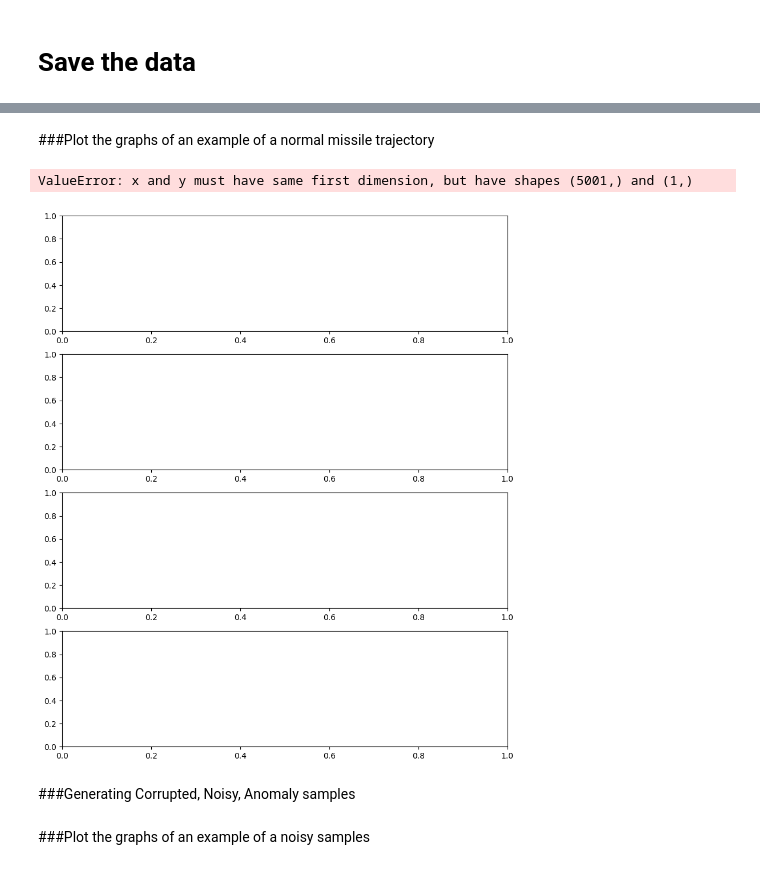
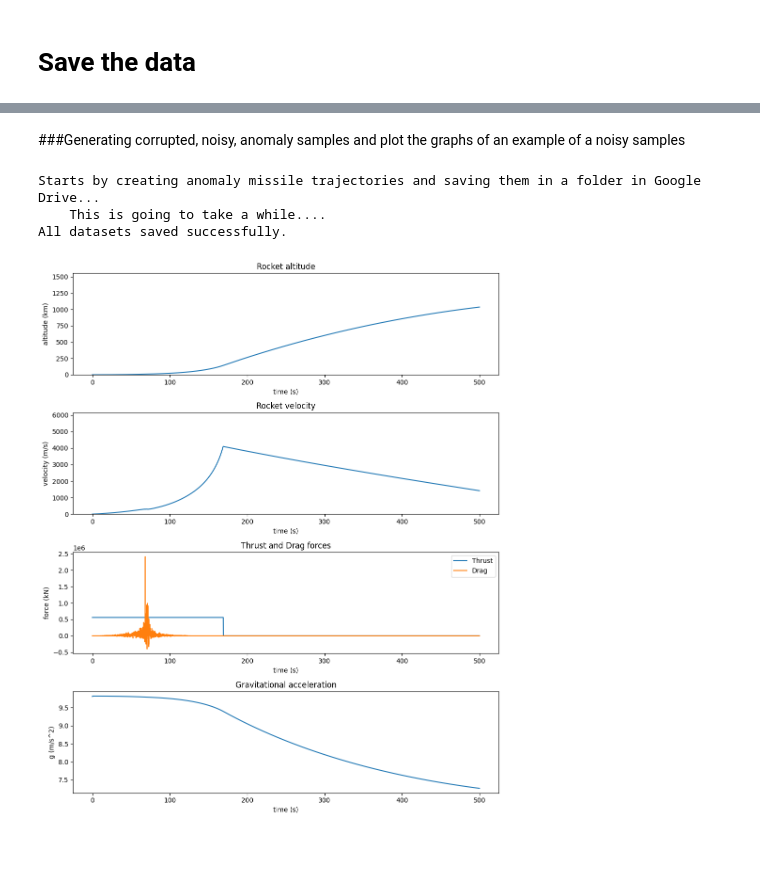
Before and after one commit to NaomiInbal/anomaly-detection-and-trajectory-classification, a Jupyter notebook: creating_missile_trajectories.ipynb, the cells around one changed output, grey strips where cells are left out. Drawn from its saved outputs; the diff is of its cells as text; code cells hidden in the pictures.

```diff
--- a/creating_missile_trajectories.ipynb
+++ b/creating_missile_trajectories.ipynb
@@ -567,19 +527,14 @@ Starting with sample #22
 # %% [markdown]
-###Plot the graphs of an example of a normal missile trajectory
+###Generating corrupted, noisy, anomaly samples and plot the graphs of an example of a noisy samples
-# %%
-plot_graphs(tmax, dt, V, Z, M, Thrust, grav, Rho, T, P, Drag)
-# %% [output]
-ValueError: x and y must have same first dimension, but have shapes (5001,) and (1,)
-[figure, removed]
-# %% [markdown]
-###Generating Corrupted, Noisy, Anomaly samples
 # %%
-def generating_anomaly_samples(num_samples = 100):
+def generating_anomaly_samples(num_samples = 500):
 
     """
-    This function generating same trajectory as the first function but with diffrent:
+    This function generating same trajectory as the first function does, but with diffrent:
     It creates anomaly samples by gaussian_noise and set the noise_factor to 0.98
     """
+    print("""Starts by creating anomaly missile trajectories and saving them in a folder in Google Drive...
+    This is going to take a while....""")
 
     for i in range(num_samples):
       FT = 560000  # rocket thrust, in Newtons
@@ -616,7 +571,6 @@ def generating_anomaly_samples(num_samples = 100):
       nextstage = 0
       tmax = 500
 
-      print(f"Starting with sample #{i}")
       for t in np.arange(dt, tmax + dt, dt):
           g = (G * M_earth) / ((z + r) ** 2)  # gravitational acceleration, g(z)
           m = m - (dm * dt)  # changing mass, m(t)
@@ -638,39 +592,47 @@ def generating_anomaly_samples(num_samples = 100):
           V.append(v)
           Z.append(z)
           M.append(m)
           grav.append(g)
           Thrust.append(thrust)
           Drag.append(drag)
           Rho.append(rho)
           T.append(temp)
           P.append(press)
 
           if z < 0:  # rocket crashes or fails to launch
               break
           elif m < empty:  # rocket runs out of fuel, mass becomes stable
               FT = 0
               dm = 0
               nextstage += 1
 
       data = {
           'Velocity[m/s]': V,
           'Altitude[m]': Z,
           'Thrust[N]': Thrust,
           'gravitation [m/s^2]': grav,
           'Temperature[K]': T,
           'Pressure[PSI]': P,
           'Drag[N]': Drag,
           'Mass[Kg]': M,
           'Density': Rho,
-          'Label': 0
+          'Label': 1
       }
+
+      data_dir_path = "/content/gdrive/My Drive/missile_data"
+      success = True  # Flag to track if all data saving operations succeeded
       try:
-          save_data_to_csv(data, f"dataset/{2000 + i}.csv", "MyDatasetFolder")
-          print(f"Dataset {2000 + i} saved successfully.")
+          save_data_to_csv(data, f"{2000+i}.csv", data_dir_path)
       except Exception as e:
-          print(f"Failed to save dataset {2000 + i}. Error: {e}")
-
-
-generating_anomaly_samples(500)
+          success = False
+    if success:
+        print("All datasets saved successfully.")
+    else:
+        print("Some datasets failed to save.")
+    plot_graphs(tmax, dt, V, Z, M, Thrust, grav, Rho, T, P, Drag)
+generating_anomaly_samples(600)
+# %% [output]
+Starts by creating anomaly missile trajectories and saving them in a folder in Google Drive...
+    This is going to take a while....
+All datasets saved successfully.
+[figure, added]
-# %% [markdown]
-###Plot the graphs of an example of a noisy samples
```
Also changed, not shown: parts of 10 cells of this notebook.
